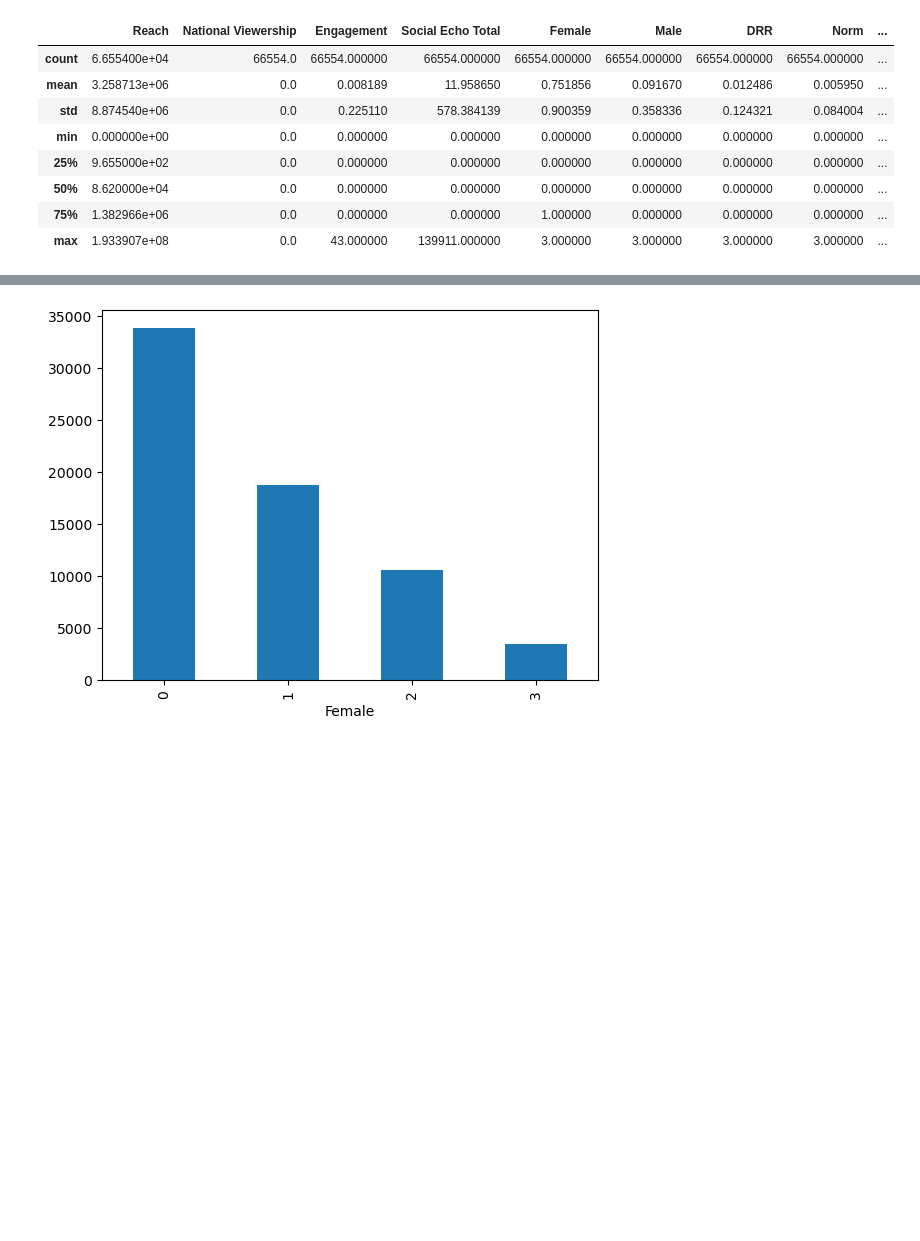
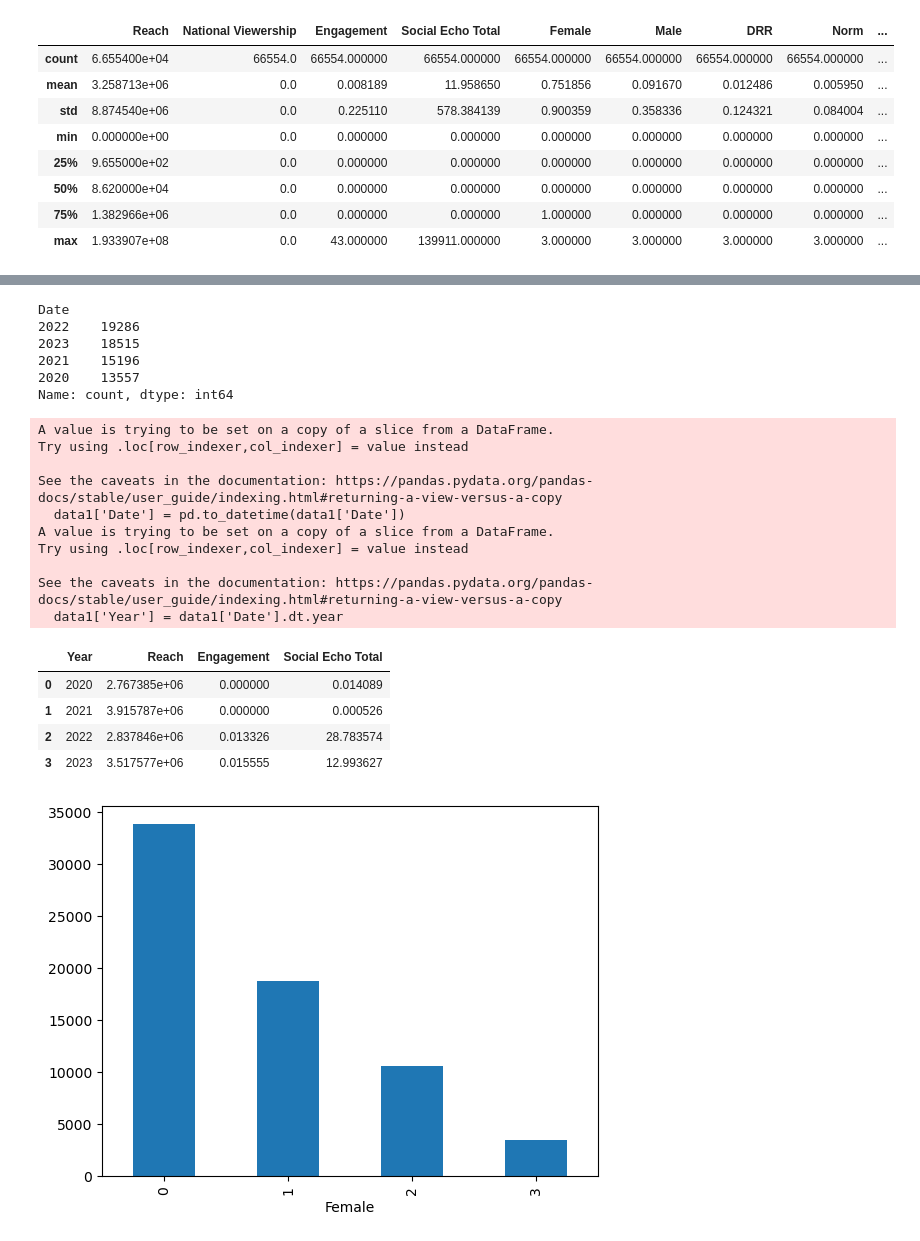
Before and after one commit to trangnhungpham/CEFM-project, a Jupyter notebook: Statistics.ipynb, the cells around one changed output, grey strips where cells are left out. Cells and saved outputs as stored; diff of their text form; code cells hidden in the pictures; blank space fills up the shorter version.

```diff
--- a/Statistics.ipynb
+++ b/Statistics.ipynb
@@ -46,0 +69,10 @@ data1.describe()
+# %%
+#Check change of coverage by time
+pd.to_datetime(data1['Date']).dt.year.value_counts()
+# %% [output]
+Date
+2022    19286
+2023    18515
+2021    15196
+2020    13557
+Name: count, dtype: int64
@@ -47,3 +81,24 @@ data1.describe()
+# %%
+#Check changes in Reach by year
+data1['Date'] = pd.to_datetime(data1['Date'])
+data1['Year'] = data1['Date'].dt.year
+data1.groupby('Year')[['Reach','Engagement','Social Echo Total']].mean().reset_index()
+# %% [output]
+A value is trying to be set on a copy of a slice from a DataFrame.
+Try using .loc[row_indexer,col_indexer] = value instead
+
+See the caveats in the documentation: https://pandas.pydata.org/pandas-docs/stable/user_guide/indexing.html#returning-a-view-versus-a-copy
+  data1['Date'] = pd.to_datetime(data1['Date'])
+A value is trying to be set on a copy of a slice from a DataFrame.
+Try using .loc[row_indexer,col_indexer] = value instead
+
+See the caveats in the documentation: https://pandas.pydata.org/pandas-docs/stable/user_guide/indexing.html#returning-a-view-versus-a-copy
+  data1['Year'] = data1['Date'].dt.year
+|  | Year | Reach | Engagement | Social Echo Total |
+| 0 | 2020 | 2.767385e+06 | 0.000000 | 0.014089 |
+| 1 | 2021 | 3.915787e+06 | 0.000000 | 0.000526 |
+| 2 | 2022 | 2.837846e+06 | 0.013326 | 28.783574 |
+| 3 | 2023 | 3.517577e+06 | 0.015555 | 12.993627 |
 # %%
 #View plots of each variables to see & identify outliers
 #Import packages
```
Also changed, not shown: parts of 33 cells of this notebook.
